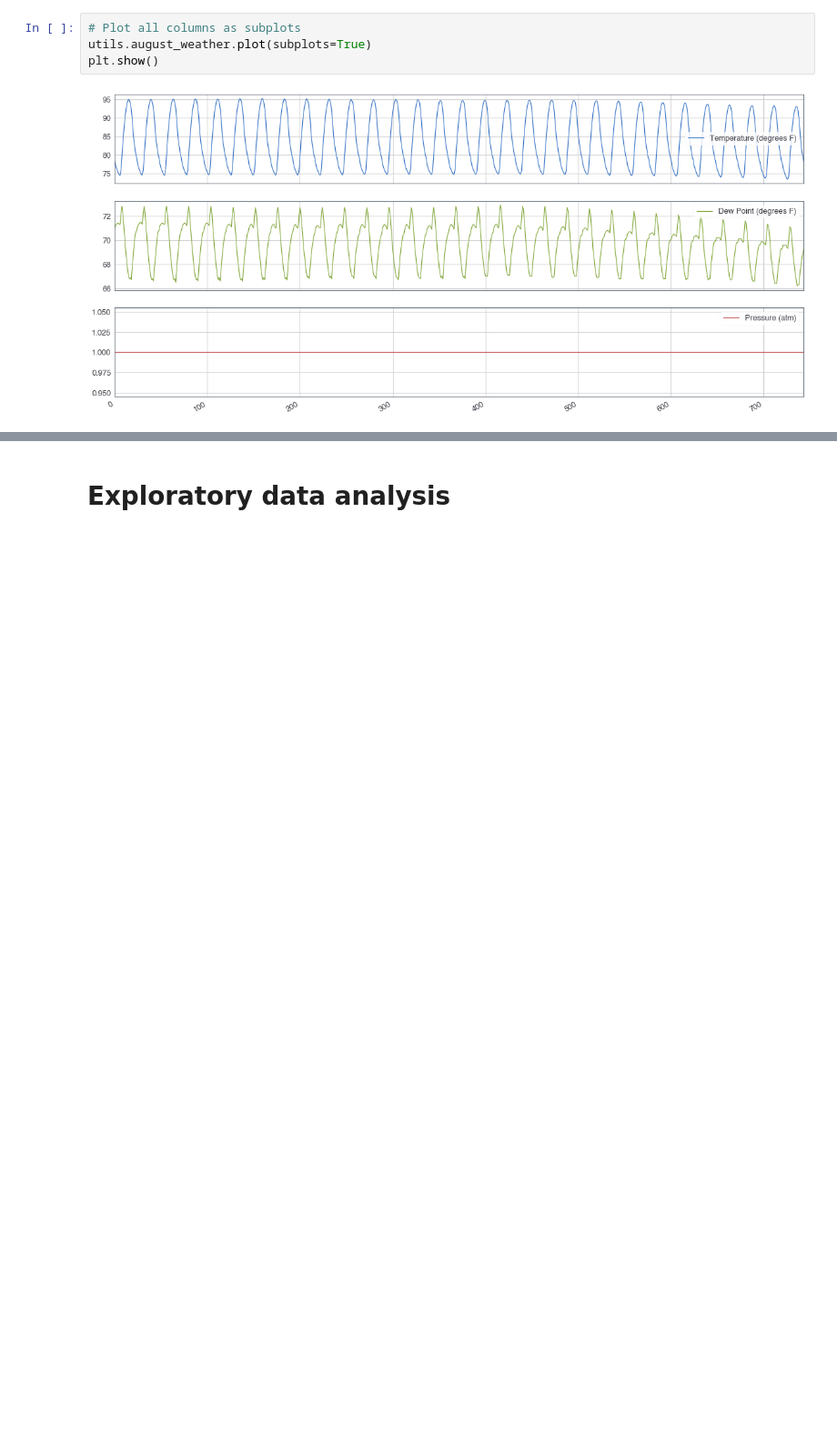
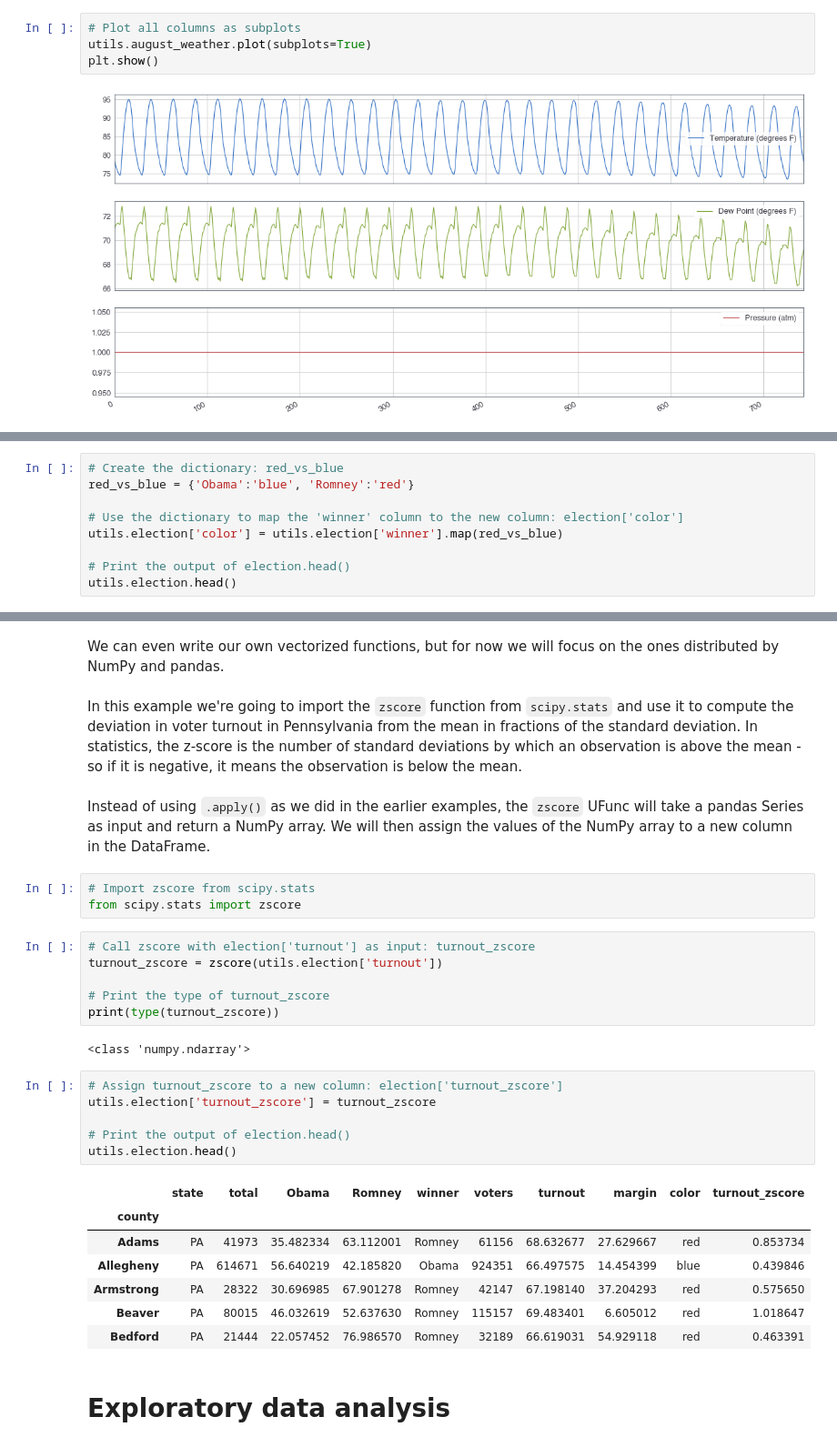
Before and after one commit to ML-Challenge/week2-data-analysis, a Jupyter notebook: L3.pandas Foundations.ipynb, the cells around one changed output, grey strips where cells are left out. Shown at 91% size. Cells and saved outputs as stored; diff of their text form; blank space fills up the shorter version.

```diff
--- a/L3.pandas Foundations.ipynb
+++ b/L3.pandas Foundations.ipynb
@@ -405,0 +885,9 @@ plt.show()
+# %%
+# Create the dictionary: red_vs_blue
+red_vs_blue = {'Obama':'blue', 'Romney':'red'}
+
+# Use the dictionary to map the 'winner' column to the new column: election['color']
+utils.election['color'] = utils.election['winner'].map(red_vs_blue)
+
+# Print the output of election.head()
+utils.election.head()
@@ -406,3 +906,34 @@ plt.show()
+# %% [markdown]
+We can even write our own vectorized functions, but for now we will focus on the ones distributed by NumPy and pandas.
+# %% [markdown]
+In this example we're going to import the `zscore` function from `scipy.stats` and use it to compute the deviation in voter turnout in Pennsylvania from the mean in fractions of the standard deviation. In statistics, the z-score is the number of standard deviations by which an observation is above the mean - so if it is negative, it means the observation is below the mean.
+# %% [markdown]
+Instead of using `.apply()` as we did in the earlier examples, the `zscore` UFunc will take a pandas Series as input and return a NumPy array. We will then assign the values of the NumPy array to a new column in the DataFrame.
+# %%
+# Import zscore from scipy.stats
+from scipy.stats import zscore
+# %%
+# Call zscore with election['turnout'] as input: turnout_zscore
+turnout_zscore = zscore(utils.election['turnout'])
+
+# Print the type of turnout_zscore
+print(type(turnout_zscore))
+# %% [output]
+<class 'numpy.ndarray'>
+# %%
+# Assign turnout_zscore to a new column: election['turnout_zscore']
+utils.election['turnout_zscore'] = turnout_zscore
+
+# Print the output of election.head()
+utils.election.head()
+# %% [output]
+|  | state | total | Obama | Romney | winner | voters | turnout | margin | color | turnout_zscore |
+| county |  |  |  |  |  |  |  |  |  |  |
+| Adams | PA | 41973 | 35.482334 | 63.112001 | Romney | 61156 | 68.632677 | 27.629667 | red | 0.853734 |
+| Allegheny | PA | 614671 | 56.640219 | 42.185820 | Obama | 924351 | 66.497575 | 14.454399 | blue | 0.439846 |
+| Armstrong | PA | 28322 | 30.696985 | 67.901278 | Romney | 42147 | 67.198140 | 37.204293 | red | 0.575650 |
+| Beaver | PA | 80015 | 46.032619 | 52.637630 | Romney | 115157 | 69.483401 | 6.605012 | red | 1.018647 |
+| Bedford | PA | 21444 | 22.057452 | 76.986570 | Romney | 32189 | 66.619031 | 54.929118 | red | 0.463391 |
 # %% [markdown]
 # Exploratory data analysis
 # %% [markdown]
```
Also changed, not shown: parts of 70 cells of this notebook, 3 other files.
